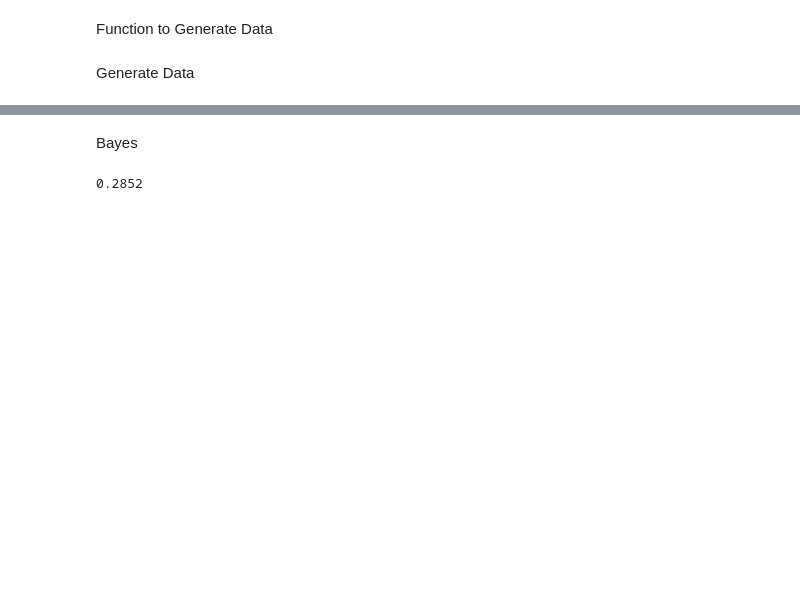
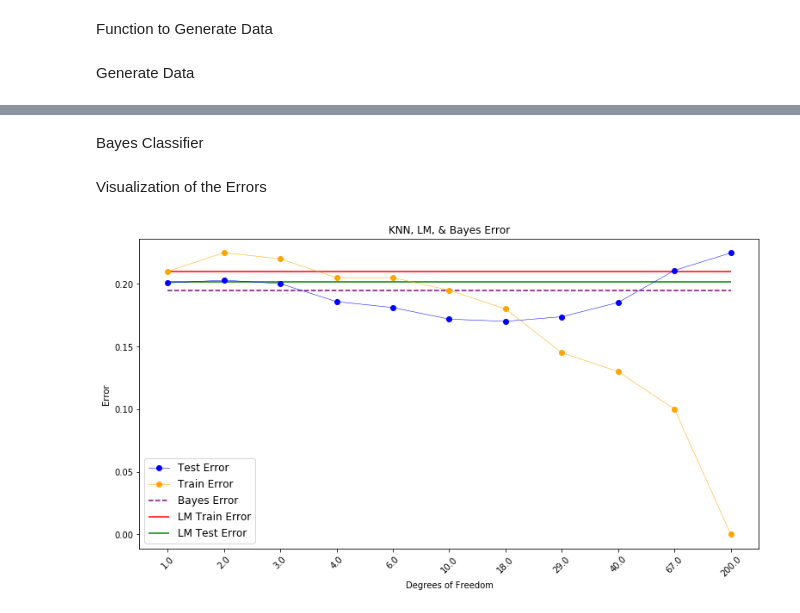
Before and after one commit to ProgrammingBishop/python, a Jupyter notebook: notebooks/machineLearning/Assignments/Assignment_1_4042_sbishop3.ipynb, the cells around one changed output, grey strips where cells are left out. Cells and saved outputs as stored; diff of their text form; code cells hidden in the pictures; blank space fills up the shorter version.

```diff
--- a/notebooks/machineLearning/Assignments/Assignment_1_4042_sbishop3.ipynb
+++ b/notebooks/machineLearning/Assignments/Assignment_1_4042_sbishop3.ipynb
@@ -83,2 +88,7 @@ test_err_lm  = sum( y_test  != y_test_pred )  / len(y_test)
+# %%
+def MixNorm(x):
+    return\
+    np.sum(np.exp(-1 * np.sum( np.power( np.subtract( np.transpose(x_mat_1), x.reshape(2, 1) ), 2) ) * 5 / 2)) /\
+    np.sum(np.exp(-1 * np.sum( np.power( np.subtract( np.transpose(x_mat_2), x.reshape(2, 1) ), 2) ) * 5 / 2))
 # %% [markdown]
-Bayes
+Bayes Classifier
@@ -114,12 +95,29 @@ test.err.Bayes = sum(Ytest !=  Ytest_pred_Bayes) / (2*N)
 # %%
-def MixNorm(x):
-    return (np.sum( np.exp( np.power( np.subtract( np.transpose(x_mat_1), x[1:2] ), 2 ) * -1 * (5 / 2)) )) /\
-    (np.sum( np.exp( np.power( np.subtract( np.transpose(x_mat_2), x[1:2] ), 2 ) * -1 * (5 / 2)) ))
-
 y_test_pred = np.apply_along_axis(MixNorm, 1, x_test)
 y_test_pred = np.greater(y_test_pred, 1).astype(int)
 
 test_err_bayes = sum(y_test != y_test_pred) / len(y_test)
-test_err_bayes
-# %% [output]
-0.2852
+# %% [markdown]
+Visualization of the Errors
+# %%
+x_axis = np.round(np.divide(len(x_train), n_neighbors)).tolist()
+figure = plt.figure(figsize = (10, 5))
+axes   = figure.add_axes([0, 0, 1, 1])
+
+axes.plot(range(1, 12), test_err_knn,  color = "blue",   linestyle = "-", linewidth = 0.5, label = "Test Error",  marker = "o")
+axes.plot(range(1, 12), train_err_knn, color = "orange", linestyle = "-", linewidth = 0.5, label = "Train Error", marker = "o")
+
+axes.hlines(test_err_bayes, xmin = 1, xmax = 11, color = "purple", linestyle = "--", label = "Bayes Error")
+axes.hlines(train_err_lm,   xmin = 1, xmax = 11, color = "red",    linestyle = "-",  label = "LM Train Error")
+axes.hlines(test_err_lm,    xmin = 1, xmax = 11, color = "green",  linestyle = "-",  label = "LM Test Error")
+
+axes.xaxis.set_major_locator(ticker.IndexLocator(base = 1, offset = 0))
+axes.set_xticklabels(x_axis, rotation = 45)
+
+axes.set(xlabel = "Degrees of Freedom", ylabel = "Error", title = "KNN, LM, & Bayes Error")
+axes.legend(loc = "lower left", prop = {'size' : 12})
+
+figure.savefig("AssignmentOutput_1_4042_sbishop3.pdf", bbox_inches = 'tight')
+plt.show()
+# %% [output]
+[figure, added]
```
Also changed, not shown: parts of 8 cells of this notebook.
